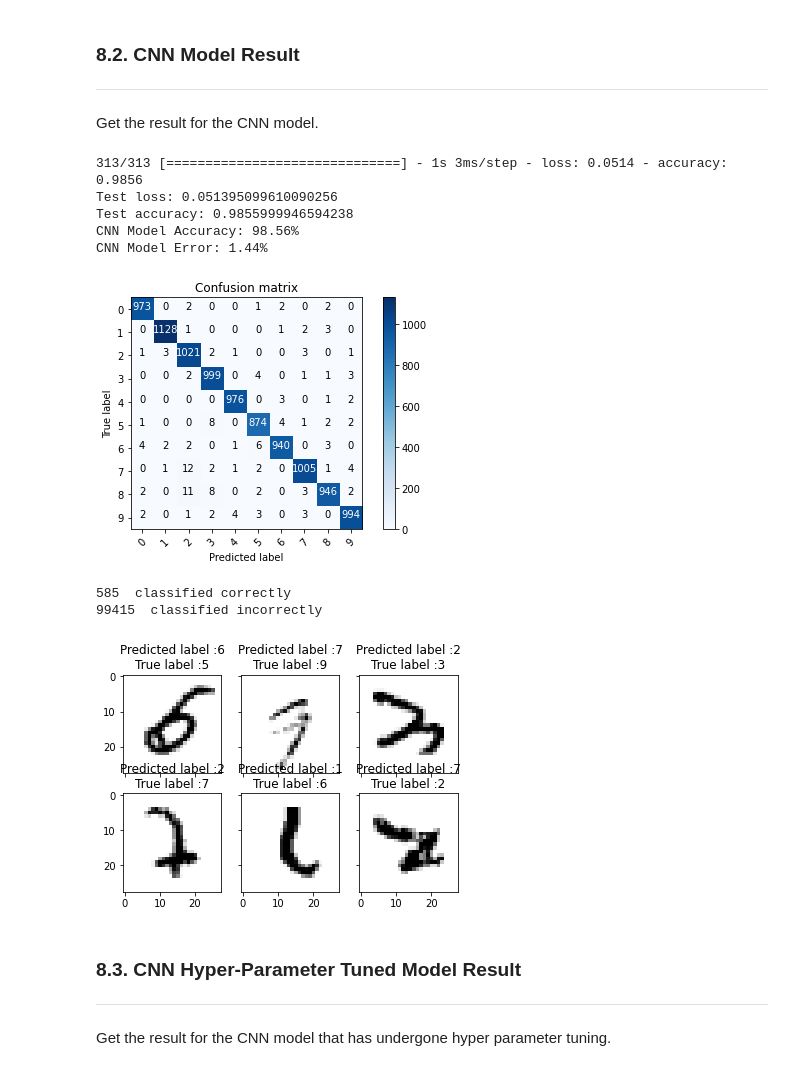
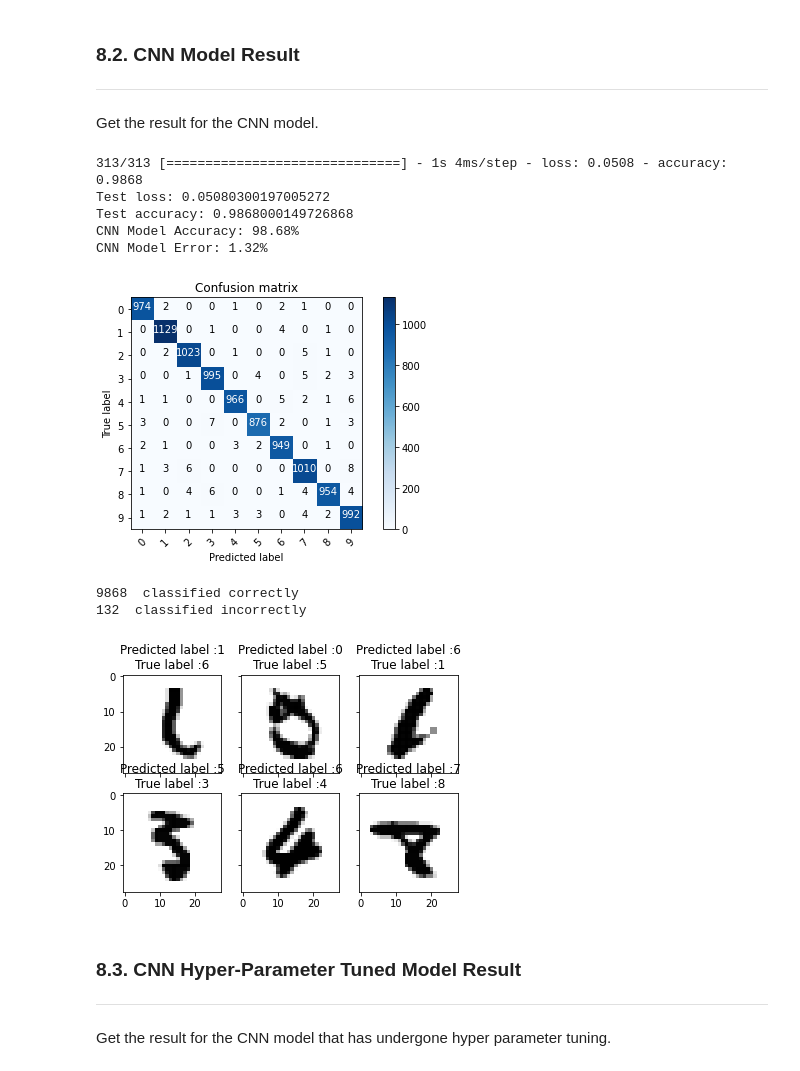
Before and after one commit to ngzhankang/Deep-Learning, a Jupyter notebook: Assignment_1.ipynb, the cells around one changed output. Cells and saved outputs as stored; diff of their text form; code cells hidden in the pictures.

Commit message:
Another change to LeNet-5 CNN Model

```diff
--- a/Assignment_1.ipynb
+++ b/Assignment_1.ipynb
@@ -910,17 +875,17 @@ display_errors(most_important_errors, X_val_errors, Y_pred_classes_errors, Y_tru
 Get the result for the CNN model.
 # %%
 # now we shall evaluate the model and see the accuracy
-loss, accuracy = model.evaluate(x_test,y_test)
+loss, accuracy = model.evaluate(X_test,Y_test)
 print("Test loss:", loss)
 print("Test accuracy:", accuracy)
 print("CNN Model Accuracy: %.2f%%" % (accuracy*100))
 print("CNN Model Error: %.2f%%" % (100-accuracy*100))
 # %% [output]
-313/313 [==============================] - 1s 3ms/step - loss: 0.0514 - accuracy: 0.9856
-Test loss: 0.051395099610090256
-Test accuracy: 0.9855999946594238
-CNN Model Accuracy: 98.56%
-CNN Model Error: 1.44%
+313/313 [==============================] - 1s 4ms/step - loss: 0.0508 - accuracy: 0.9868
+Test loss: 0.05080300197005272
+Test accuracy: 0.9868000149726868
+CNN Model Accuracy: 98.68%
+CNN Model Error: 1.32%
 # %%
 # plot our confusion matrix here to see how many labels got misplaced
 def plot_confusion_matrix(cm, classes,
@@ -952,17 +917,17 @@ def plot_confusion_matrix(cm, classes,
     plt.xlabel('Predicted label')
 
 # Predict the values from the validation dataset
-Y_pred = model.predict(x_test)
+Y_pred = model.predict(X_test)
 # Convert predictions classes to one hot vectors
 Y_pred_classes = np.argmax(Y_pred,axis = 1)
 # Convert validation observations to one hot vectors
-Y_true = np.argmax(y_test,axis = 1)
+Y_true = np.argmax(Y_test,axis = 1)
 # compute the confusion matrix
 confusion_mtx = confusion_matrix(Y_true, Y_pred_classes)
 # plot the confusion matrix
 plot_confusion_matrix(confusion_mtx, classes = range(10))
 # %% [output]
-[figure, old version]
+[figure, new version]
 # %%
 # Display some error results
 
@@ -972,11 +937,11 @@ errors = (Y_pred_classes - Y_true != 0)
 Y_pred_classes_errors = Y_pred_classes[errors]
 Y_pred_errors = Y_pred[errors]
 Y_true_errors = Y_true[errors]
-X_val_errors = x_test[errors]
+X_val_errors = X_test[errors]
 
 # see which we predicted correctly and which not
-correct_indices = np.nonzero(Y_pred == y_test)[0]
-incorrect_indices = np.nonzero(Y_pred != y_test)[0]
+correct_indices = np.nonzero(Y_pred_classes == y_test)[0]
+incorrect_indices = np.nonzero(Y_pred_classes != y_test)[0]
 print()
 print(len(correct_indices)," classified correctly")
 print(len(incorrect_indices)," classified incorrectly")
@@ -985,36 +950,36 @@ def display_errors(errors_index,img_errors,pred_errors, obs_errors):
     """ This function shows 6 images with their predicted and real labels"""
     n = 0
     nrows = 2
     ncols = 3
     fig, ax = plt.subplots(nrows,ncols,sharex=True,sharey=True)
     for row in range(nrows):
         for col in range(ncols):
             error = errors_index[n]
             ax[row,col].imshow((img_errors[error]).reshape((28,28)), cmap=plt.cm.binary)
             ax[row,col].set_title("Predicted label :{}\nTrue label :{}".format(pred_errors[error],obs_errors[error]))
             n += 1
 
 # Probabilities of the wrong predicted numbers
 Y_pred_errors_prob = np.max(Y_pred_errors,axis = 1)
 
 # Predicted probabilities of the true values in the error set
 true_prob_errors = np.diagonal(np.take(Y_pred_errors, Y_true_errors, axis=1))
 
 # Difference between the probability of the predicted label and the true label
 delta_pred_true_errors = Y_pred_errors_prob - true_prob_errors
 
 # Sorted list of the delta prob errors
 sorted_dela_errors = np.argsort(delta_pred_true_errors)
 
 # Top 6 errors
 most_important_errors = sorted_dela_errors[-6:]
 
 # Show the top 6 errors
 display_errors(most_important_errors, X_val_errors, Y_pred_classes_errors, Y_true_errors)
 # %% [output]
-585  classified correctly
-99415  classified incorrectly
+9868  classified correctly
+132  classified incorrectly
-[figure, old version]
+[figure, new version]
 # %% [markdown]
 ### 8.3. CNN Hyper-Parameter Tuned Model Result
 
```
Also changed, not shown: parts of 8 cells of this notebook.
